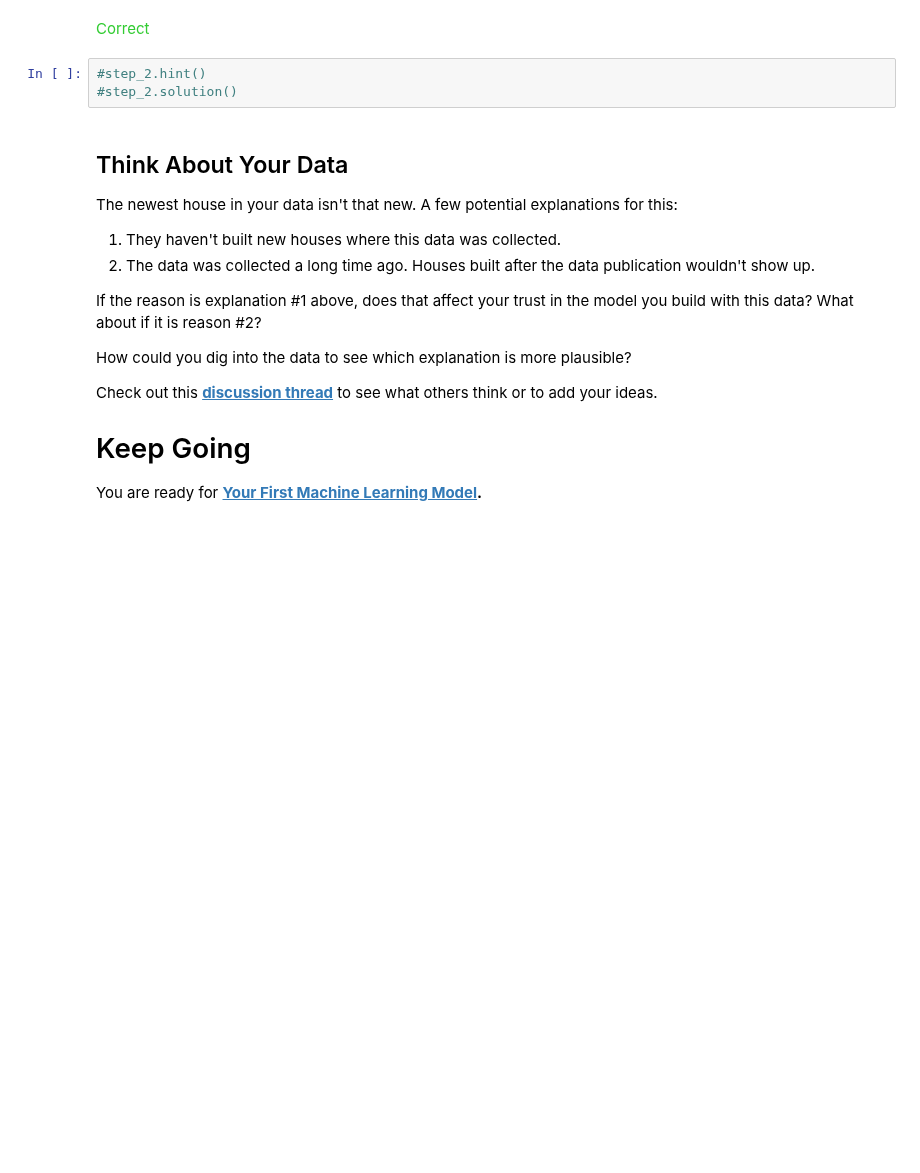
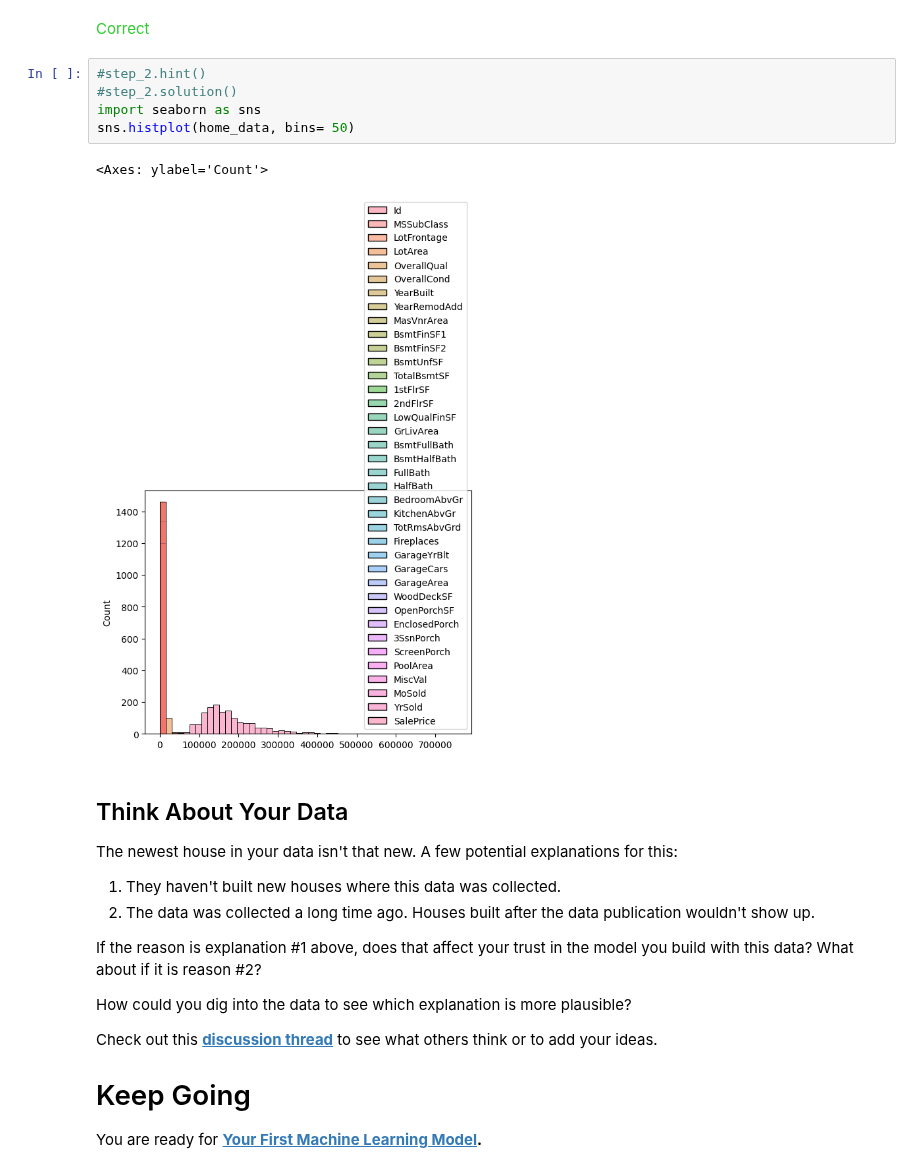
Before and after one commit to anacarolRicciardi/Kaggle_-Intermediate-Machine-Learning-, a Jupyter notebook: exercise-explore-your-data.ipynb, the cells around one changed output. Saved outputs shown, nothing was run; the diff lists cells and outputs as text; blank space fills up the shorter version.

```diff
--- a/exercise-explore-your-data.ipynb
+++ b/exercise-explore-your-data.ipynb
@@ -86,6 +106,11 @@ step_2.check()
 # %%
 #step_2.hint()
 #step_2.solution()
+import seaborn as sns
+sns.histplot(home_data, bins= 50)
+# %% [output]
+<Axes: ylabel='Count'>
+[figure, added]
 # %% [markdown]
 ## Think About Your Data
 
```
Also changed, not shown: parts of 1 cell of this notebook.
